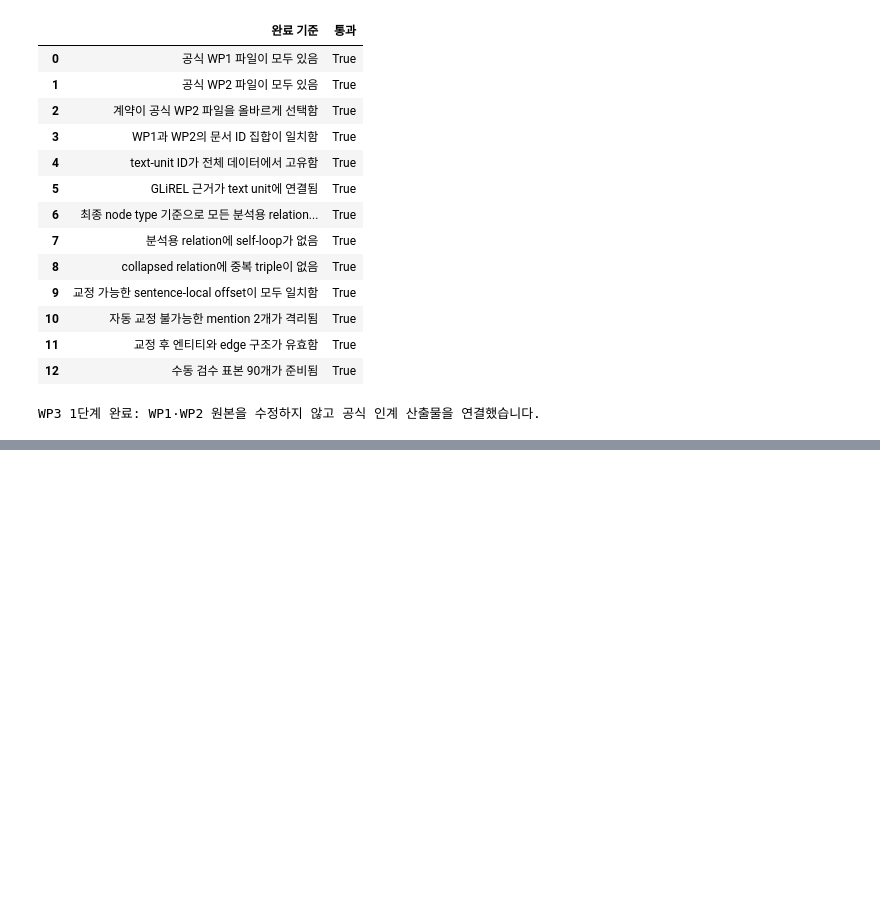
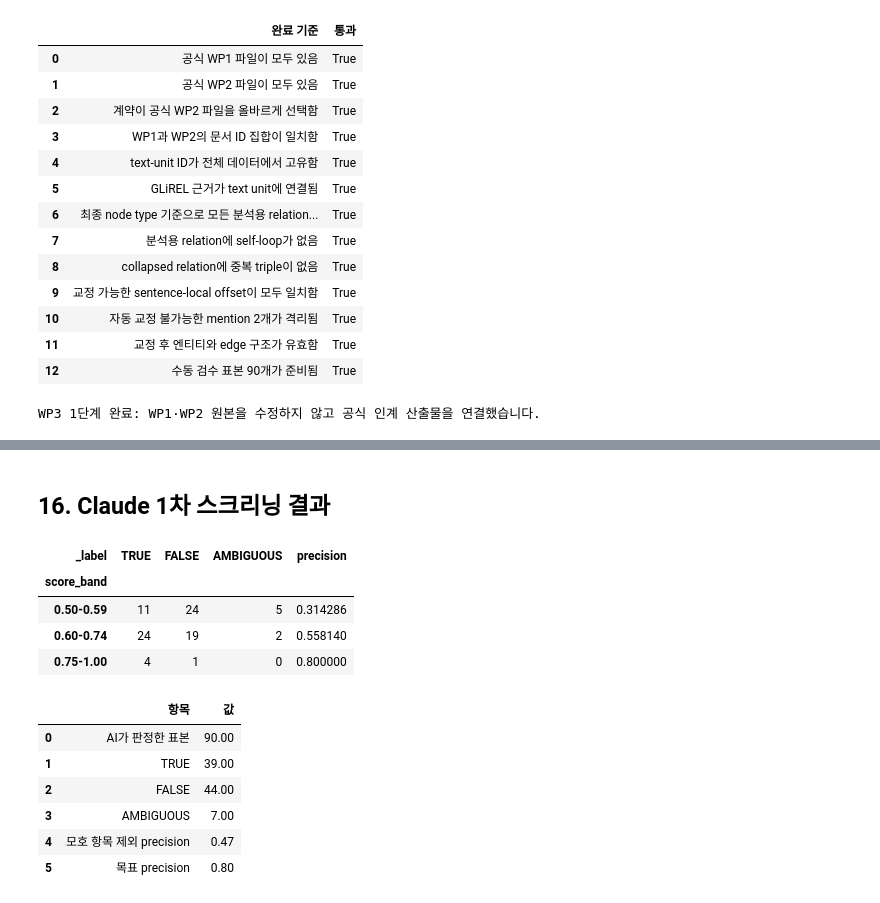
Before and after one commit to jihyeon26/2026-09-CLT-computational_language, a Jupyter notebook: notebooks/stage1_wp3_open_models_contract.ipynb, the cells around one changed output, grey strips where cells are left out. Saved outputs shown, nothing was run; the diff lists cells and outputs as text; code cells hidden in the pictures; blank space fills up the shorter version.

```diff
--- a/notebooks/stage1_wp3_open_models_contract.ipynb
+++ b/notebooks/stage1_wp3_open_models_contract.ipynb
@@ -665,0 +759,51 @@ WP3 2단계에서는 다음 작업을 수행한다.
+# %% [markdown]
+## 16. Claude 1차 스크리닝 결과
+# %%
+assert AI_PRESCREEN_PATH.exists()
+ai_prescreen = pd.read_csv(AI_PRESCREEN_PATH)
+labels = ai_prescreen["review_correct"].str.upper()
+decided = labels.isin(["TRUE", "FALSE"])
+ai_precision = labels.eq("TRUE").sum() / decided.sum()
+
+score_review = (
+    ai_prescreen.assign(_label=labels)
+    .groupby("score_band")["_label"]
+    .value_counts()
+    .unstack(fill_value=0)
+)
+for required_label in ["TRUE", "FALSE", "AMBIGUOUS"]:
+    if required_label not in score_review.columns:
+        score_review[required_label] = 0
+score_review["precision"] = score_review["TRUE"] / (
+    score_review["TRUE"] + score_review["FALSE"]
+)
+display(score_review[["TRUE", "FALSE", "AMBIGUOUS", "precision"]])
+
+review_decision = pd.DataFrame(
+    [
+        ("AI가 판정한 표본", len(ai_prescreen)),
+        ("TRUE", int(labels.eq("TRUE").sum())),
+        ("FALSE", int(labels.eq("FALSE").sum())),
+        ("AMBIGUOUS", int(labels.eq("AMBIGUOUS").sum())),
+        ("모호 항목 제외 precision", round(ai_precision, 3)),
+        ("목표 precision", 0.8),
+    ],
+    columns=["항목", "값"],
+)
+display(review_decision)
+
+assert set(ai_prescreen["relation_id"]) == set(review_sample["relation_id"])
+assert ai_precision < 0.8
+# %% [output]
+| _label | TRUE | FALSE | AMBIGUOUS | precision |
+| score_band |  |  |  |  |
+| 0.50-0.59 | 11 | 24 | 5 | 0.314286 |
+| 0.60-0.74 | 24 | 19 | 2 | 0.558140 |
+| 0.75-1.00 | 4 | 1 | 0 | 0.800000 |
+|  | 항목 | 값 |
+| 0 | AI가 판정한 표본 | 90.00 |
+| 1 | TRUE | 39.00 |
+| 2 | FALSE | 44.00 |
+| 3 | AMBIGUOUS | 7.00 |
+| 4 | 모호 항목 제외 precision | 0.47 |
+| 5 | 목표 precision | 0.80 |
```
Also changed, not shown: parts of 12 cells of this notebook, 1 other file.
